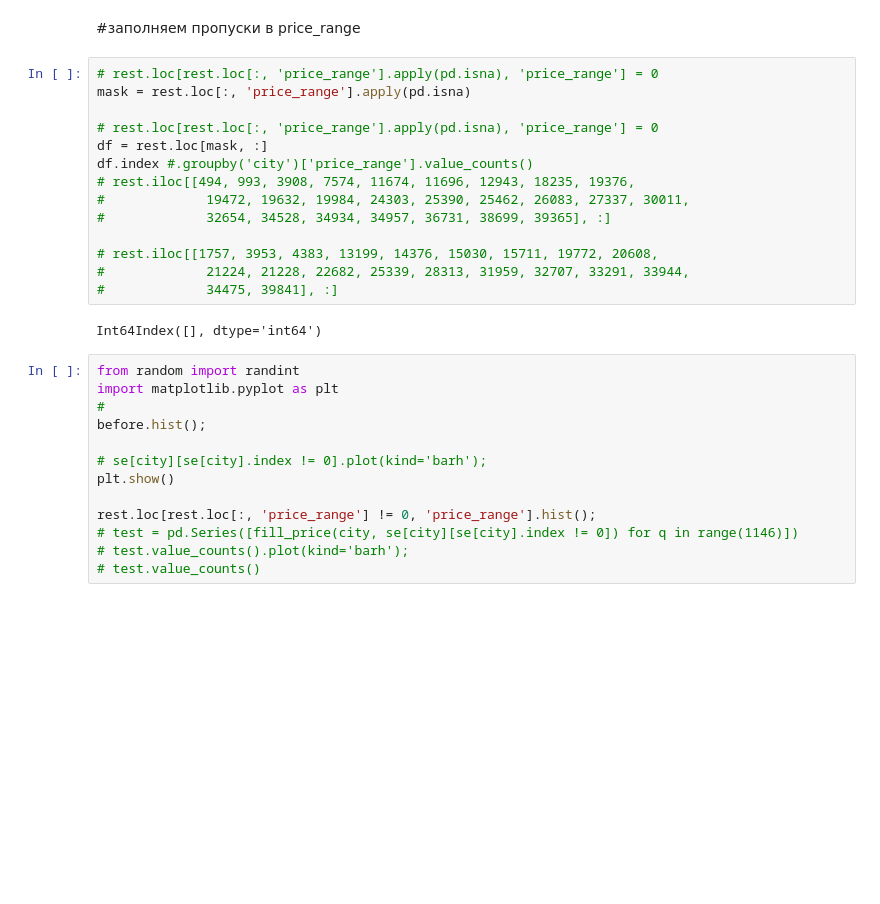
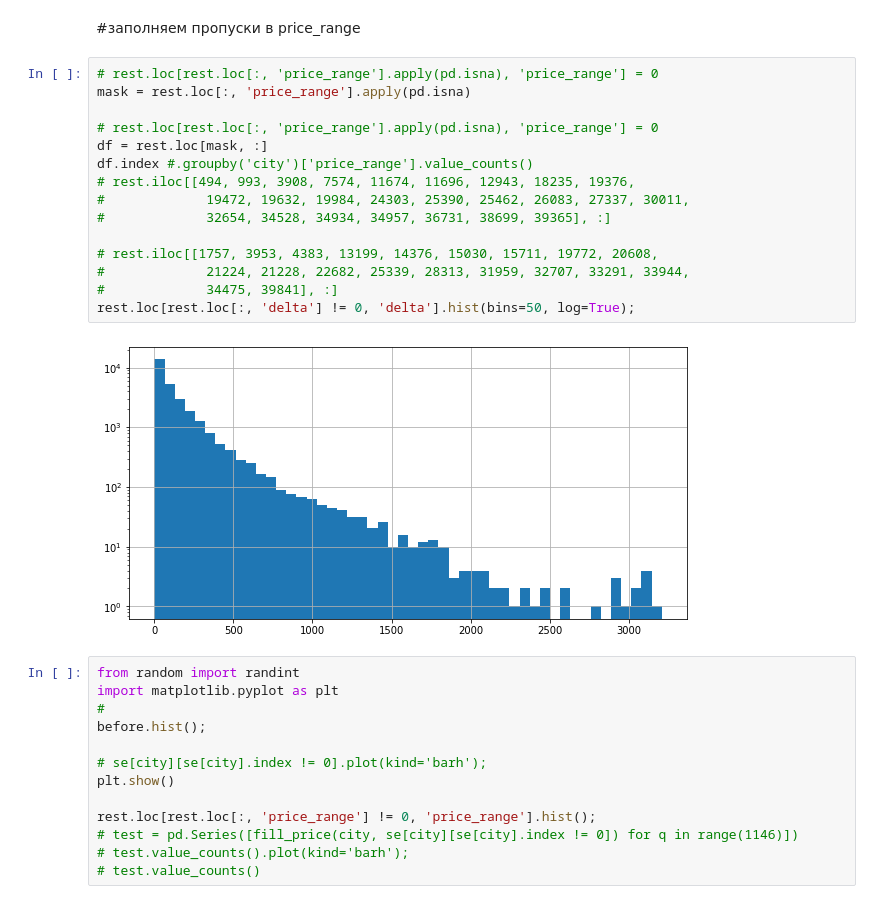
Before and after one commit to akitim/SkillFactory_projects, a Jupyter notebook: Проект_3_О_вкусной_и_здоровой_пище.ipynb, the cells around one changed output. Cells and saved outputs as stored; diff of their text form; blank space fills up the shorter version.

```diff
--- a/Проект_3_О_вкусной_и_здоровой_пище.ipynb
+++ b/Проект_3_О_вкусной_и_здоровой_пище.ipynb
@@ -244,19 +242,20 @@ distr = rest.groupby('city')['price_range'].value_counts()
 # %%
 # rest.loc[rest.loc[:, 'price_range'].apply(pd.isna), 'price_range'] = 0
 mask = rest.loc[:, 'price_range'].apply(pd.isna)
 
 # rest.loc[rest.loc[:, 'price_range'].apply(pd.isna), 'price_range'] = 0
 df = rest.loc[mask, :]
 df.index #.groupby('city')['price_range'].value_counts()
 # rest.iloc[[494, 993, 3908, 7574, 11674, 11696, 12943, 18235, 19376,
 #             19472, 19632, 19984, 24303, 25390, 25462, 26083, 27337, 30011,
 #             32654, 34528, 34934, 34957, 36731, 38699, 39365], :]
 
 # rest.iloc[[1757, 3953, 4383, 13199, 14376, 15030, 15711, 19772, 20608,
 #             21224, 21228, 22682, 25339, 28313, 31959, 32707, 33291, 33944,
 #             34475, 39841], :]
+rest.loc[rest.loc[:, 'delta'] != 0, 'delta'].hist(bins=50, log=True);
 # %% [output]
-Int64Index([], dtype='int64')
+[figure, added]
 # %%
 from random import randint
 import matplotlib.pyplot as plt
```
Also changed, not shown: parts of 1 cell of this notebook.
